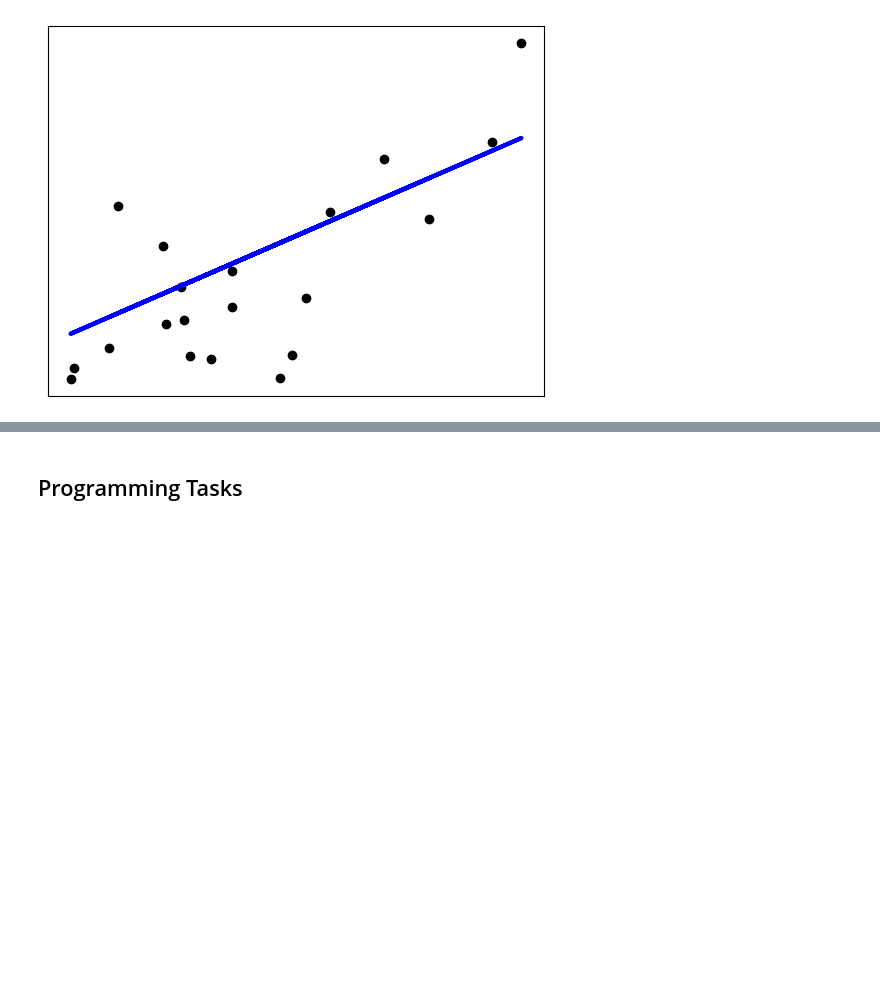
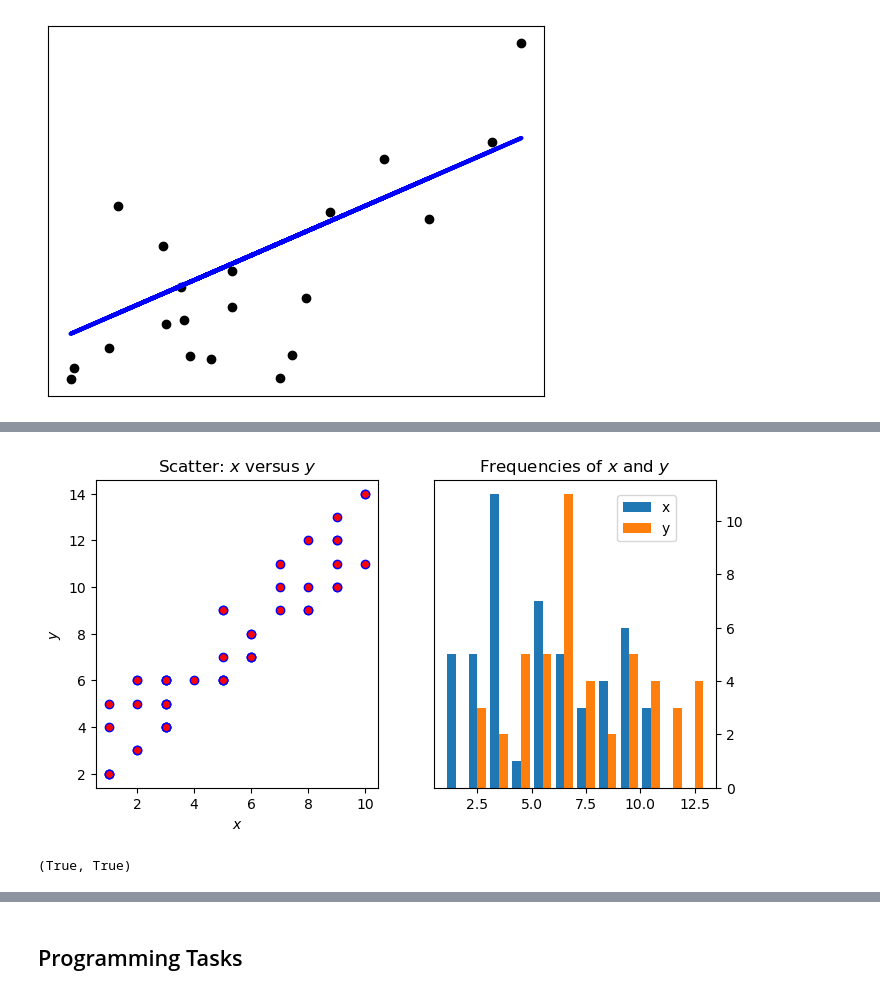
Before and after one commit to IS3UniCologne/AAA_2025, a Jupyter notebook: Workshop_01/Workshop_01.ipynb, the cells around one changed output, grey strips where cells are left out. Cells and saved outputs as stored; diff of their text form; code cells hidden in the pictures; blank space fills up the shorter version.

```diff
--- a/Workshop_01/Workshop_01.ipynb
+++ b/Workshop_01/Workshop_01.ipynb
@@ -640,0 +693,30 @@ Coefficient of determination: 0.47
+# %%
+# Create random numbers
+x = np.random.randint(low=1, high=11, size=50)
+y = x + np.random.randint(1, 5, size=x.size)
+data = np.column_stack((x, y)) # create tuples based on x and y
+
+# Create figure and TWO axes objects
+fig, (ax1, ax2) = plt.subplots(nrows=1, ncols=2, figsize=(8, 4))
+
+# Create first figure
+ax1.scatter(x=x, y=y, marker='o', c='r', edgecolor='b')
+ax1.set_title('Scatter: $x$ versus $y$')
+ax1.set_xlabel('$x$')
+ax1.set_ylabel('$y$')
+
+## Create second figure
+ax2.hist(data, bins=np.arange(data.min(), data.max()),
+         label=('x', 'y'))
+ax2.legend(loc=(0.65, 0.8))
+ax2.set_title('Frequencies of $x$ and $y$')
+ax2.yaxis.tick_right()
+
+# Good luck doing this with pure plt functions....
+# %% [output]
+[figure, added]
+# %%
+# Verify tree structure:
+(fig.axes[0] is ax1, fig.axes[1] is ax2)
+# %% [output]
+(True, True)
```
Also changed, not shown: parts of 11 cells of this notebook, 1 other file.
